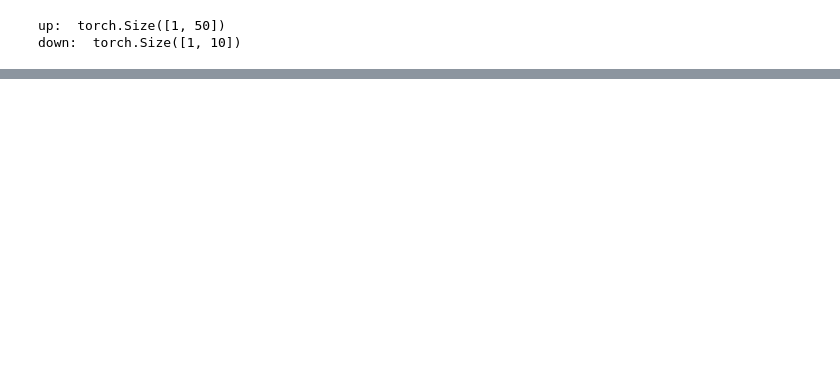
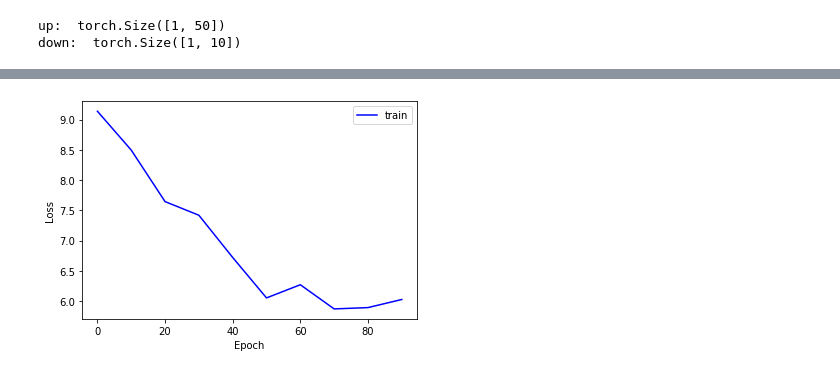
Before and after one commit to mhask94/cs474_labs_f2019, a Jupyter notebook: Final_Project.ipynb, the cells around one changed output, grey strips where cells are left out. Cells and saved outputs as stored; diff of their text form; code cells hidden in the pictures; blank space fills up the shorter version.

Commit message:
Added training loop

```diff
--- a/Final_Project.ipynb
+++ b/Final_Project.ipynb
@@ -192,7 +193,6 @@ testLinearSize()
 up:  torch.Size([1, 50])
 down:  torch.Size([1, 10])
 # %%
-from IPython.core.debugger import set_trace
 class ResBlock(nn.Module):
   def __init__(self, dim_in, dim_out, skip=False):
     super(ResBlock, self).__init__()
@@ -231,10 +231,18 @@ class DynamicsNN(nn.Module):
     skip2, up3 = self.up3(up2)
     down1 = self.dn1(up3)
     down2 = self.dn2(skip2 + down1)
-    out = self.dn3(skip1 + down2)
-    out[:,3:7] /= torch.norm(out[:,3:7], dim=1)
-    mask = (out[:,3] < 0).squeeze()
-    out[mask,3:7] *= -1
+    down3 = self.dn3(skip1 + down2)
+    p = down3[:,:3]
+    q = down3[:,3:7]
+    q1 = q / torch.norm(q, dim=1, keepdim=True)
+    # mask = (q[:,0] < 0).squeeze()
+    v = down3[:,7:]
+
+    out = torch.cat((p,q1,v), dim=1)
+
+    # out[:,3:7] /= torch.norm(out[:,3:7], dim=1, keepdim=True)
+    # mask = (out[:,3] < 0).squeeze()
+    # out[mask,3:7] *= -1
     return out
 # %%
 def testNet():
@@ -256,0 +269,70 @@ output:  tensor([[0.0000, 0.0000, 0.0000, 0.0000, 0.4420, 0.0000, 0.8970, 0.0727
+# %%
+def train(save_model):
+  n = 10
+  m = 4
+  dt = 0.01
+  model = DynamicsNN(n, m).cuda()
+
+  lr = 1e-2
+  optimizer = torch.optim.Adam(model.parameters(), lr)
+  loss_fn = nn.MSELoss()
+
+  epochs = 100
+  batch_size = 1000
+  data_gen = DataGenerator(n, m, dt, batch_size)
+
+  save_every = 10
+  decay_every = 1000
+  # validate_every = 1000
+
+  epoch_hist = []
+  loss_hist = []
+  # vals = []
+
+  num_nans = 0
+
+  for epoch in tqdm(range(epochs)):
+    optimizer.zero_grad()
+
+    xu_t, x_tp1 = data_gen.getBatch()
+    in_var = Variable(torch.from_numpy(xu_t).float(), requires_grad=True).cuda()
+    out_truth = Variable(torch.from_numpy(x_tp1).float(), requires_grad=False).cuda()
+
+    out_pred = model(in_var)
+
+    # set_trace()
+    loss = loss_fn(out_pred, out_truth)
+
+    loss.backward()
+    optimizer.step()
+
+    if np.isnan(loss.item()):
+      num_nans += 1
+
+    # if epoch % validate_every == 0:
+      # validate()
+
+    if epoch % save_every == 0:
+      epoch_hist.append(epoch)
+      loss_hist.append(loss.item() / batch_size)
+      if save_model:
+        torch.save(model, 'learned_quadrotor_model.pt')
+
+    if epoch % decay_every == 0:
+      lr *= 0.9
+      for param_group in optimizer.param_groups:
+        param_group['lr'] = lr
+
+  fig, ax = plt.subplots()
+  train_losses, = ax.plot(epoch_hist, loss_hist, 'b', label='train')
+  ax.set_xlabel('Epoch')
+  ax.set_ylabel('Loss')
+  ax.legend()
+  # plt.pause(0.0001)
+  print('\nepoch history: ', epoch_hist)
+  print('\nloss history: ', loss_hist)
+  print('Nans: ', num_nans)
+  plt.show()
+
+train(save_model=False)
+# %% [output]
@@ -256,0 +343 @@ output:  tensor([[0.0000, 0.0000, 0.0000, 0.0000, 0.4420, 0.0000, 0.8970, 0.0727
+[figure, added]
```
Also changed, not shown: parts of 6 cells of this notebook.
